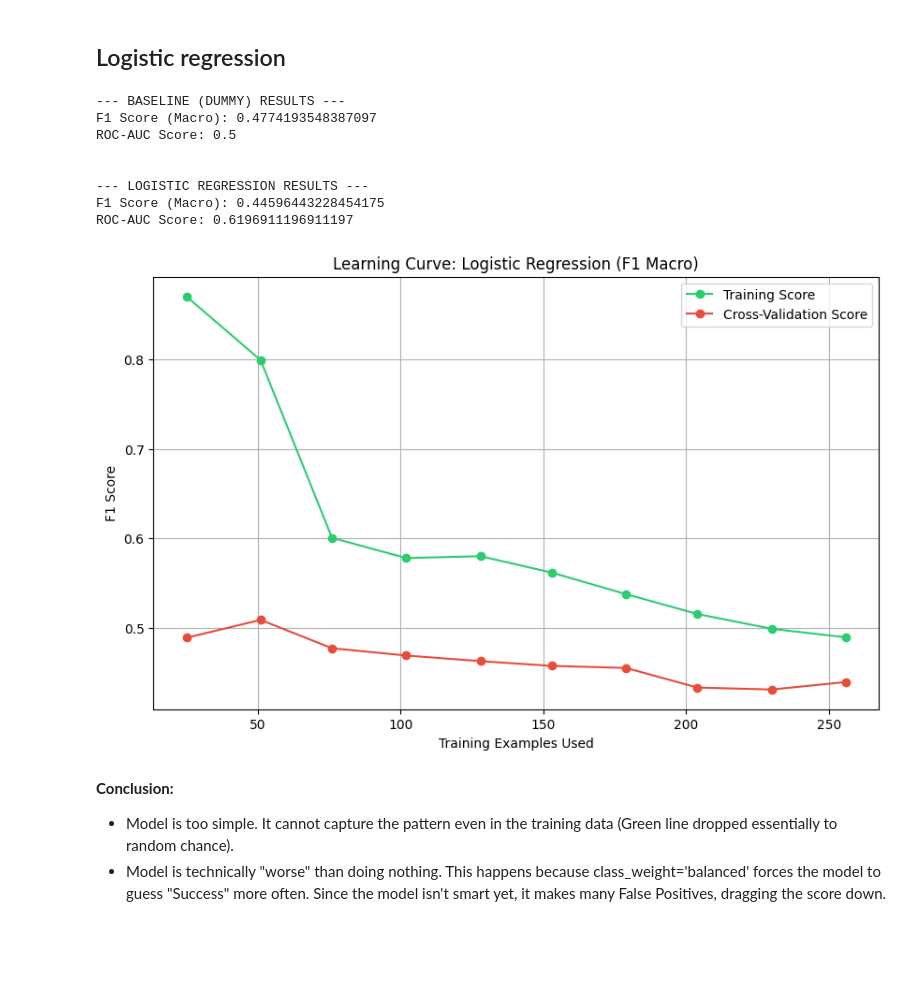
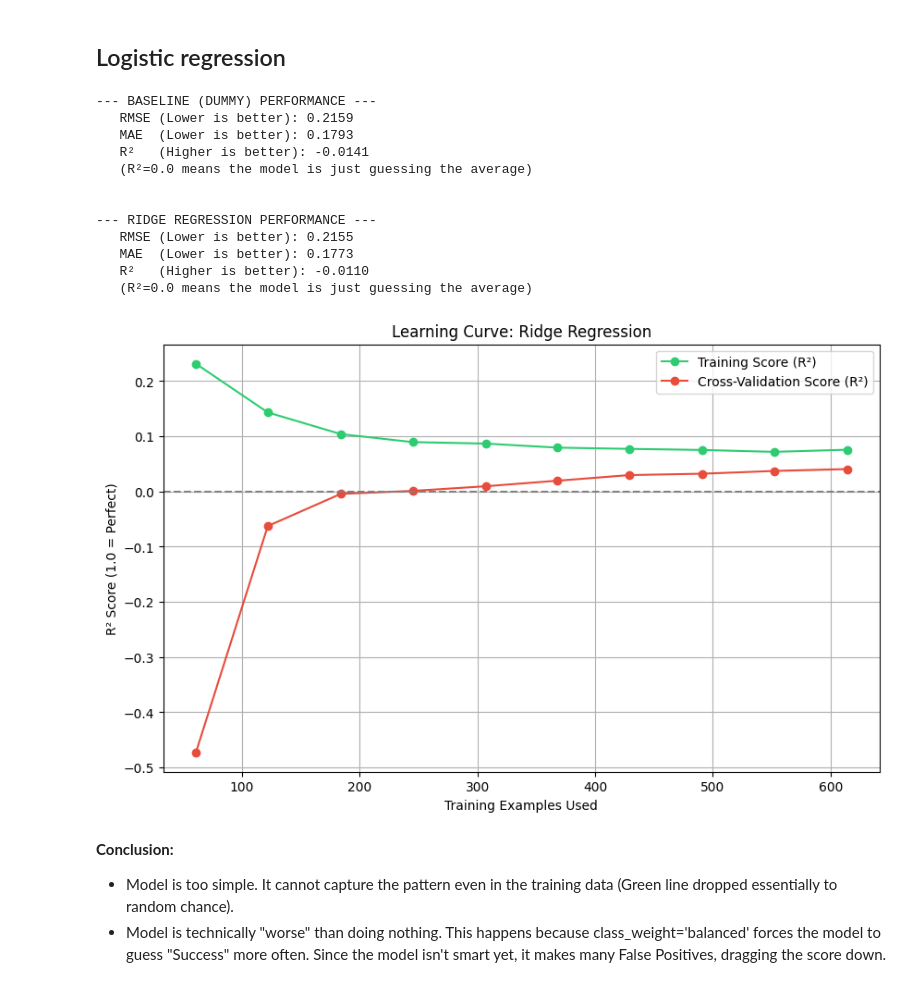
Before and after one commit to kaiquevalentim/fair-launch-analytics, a Jupyter notebook: model_development/logistic_regression_&_random_forest.ipynb, the cells around one changed output. Drawn from its saved outputs; the diff is of its cells as text; code cells hidden in the pictures; blank space fills up the shorter version.

```diff
--- a/model_development/logistic_regression_&_random_forest.ipynb
+++ b/model_development/logistic_regression_&_random_forest.ipynb
@@ -150,71 +56,87 @@ Name: proportion, dtype: float64
 # %% [markdown]
 ## Logistic regression
 # %%
+# ==============================================================================
+# HELPER: REGRESSION EVALUATION
+# ==============================================================================
+def evaluate_regression(y_true, y_pred, model_name="Model"):
+    rmse = np.sqrt(mean_squared_error(y_true, y_pred))
+    mae = mean_absolute_error(y_true, y_pred)
+    r2 = r2_score(y_true, y_pred)
+
+    print(f"--- {model_name} PERFORMANCE ---")
+    print(f"   RMSE (Lower is better): {rmse:.4f}")
+    print(f"   MAE  (Lower is better): {mae:.4f}")
+    print(f"   R²   (Higher is better): {r2:.4f}")
+    print(f"   (R²=0.0 means the model is just guessing the average)")
+
 # ---------------------------------------------------------
 # STEP 5 (Part A): ESTABLISH THE DUMMY BASELINE
 # ---------------------------------------------------------
 # Why: If our complex model can't beat this, it's useless.
-# This "stupid" model just guesses the most frequent class (0) every time.
+# This "stupid" model just guesses the MEAN success score every time.
 
-dummy = DummyClassifier(strategy='most_frequent')
-dummy.fit(X_train_scaled, y_train)
-y_pred_dummy = dummy.predict(X_test_scaled)
+dummy = DummyRegressor(strategy='mean')
+dummy.fit(X_train, y_train)
+y_pred_dummy = dummy.predict(X_test)
 
-print("--- BASELINE (DUMMY) RESULTS ---")
-# Note: F1 for the minority class will likely be 0.0 here
-evaluate_model(y_test, y_pred_dummy, dummy.predict_proba(X_test_scaled)[:, 1])
+evaluate_regression(y_test, y_pred_dummy, "BASELINE (DUMMY)")
 print("\n")
 
 # ---------------------------------------------------------
-# STEP 4 & 5 (Part B): TRAIN LOGISTIC REGRESSION
+# STEP 4 & 5 (Part B): TRAIN RIDGE REGRESSION
 # ---------------------------------------------------------
-# class_weight='balanced': Automatically adjusts weights inversely
-# proportional to class frequencies. (Solves the 8% imbalance issue).
+# We use Ridge (Linear Regression + L2 Regularization)
+# because it handles small datasets (N=961) better than simple LinearRegression.
 
-model = LogisticRegression(class_weight='balanced', random_state=42)
-model.fit(X_train_scaled, y_train)
+model = Ridge(alpha=1.0, random_state=42)
+model.fit(X_train, y_train)
 
-# Predictions
-y_pred = model.predict(X_test_scaled)
-y_prob = model.predict_proba(X_test_scaled)[:, 1] # Probability of "Success"
+# Predictions (Continuous Float values)
+y_pred = model.predict(X_test)
 
-print("--- LOGISTIC REGRESSION RESULTS ---")
-evaluate_model(y_test, y_pred, y_prob)
+evaluate_regression(y_test, y_pred, "RIDGE REGRESSION")
 
 # ---------------------------------------------------------
 # VISUALIZATION: LEARNING CURVE
 # ---------------------------------------------------------
 # This answers: "Is my model learning? Would more data help?"
+# We use 'r2' (Coefficient of Determination) as the score.
 
 train_sizes, train_scores, test_scores = learning_curve(
-    model, X_train_scaled, y_train, cv=5, scoring='f1_macro',
+    model, X_train, y_train, cv=5, scoring='r2',
     n_jobs=-1, train_sizes=np.linspace(0.1, 1.0, 10)
 )
 
-# Calculate means and standard deviations for plotting
+# Calculate means for plotting
 train_mean = np.mean(train_scores, axis=1)
 test_mean = np.mean(test_scores, axis=1)
 
 plt.figure(figsize=(10, 6))
-plt.plot(train_sizes, train_mean, 'o-', color="#2ecc71", label="Training Score")
-plt.plot(train_sizes, test_mean, 'o-', color="#e74c3c", label="Cross-Validation Score")
+plt.plot(train_sizes, train_mean, 'o-', color="#2ecc71", label="Training Score (R²)")
+plt.plot(train_sizes, test_mean, 'o-', color="#e74c3c", label="Cross-Validation Score (R²)")
 
-plt.title("Learning Curve: Logistic Regression (F1 Macro)")
+plt.title("Learning Curve: Ridge Regression")
 plt.xlabel("Training Examples Used")
-plt.ylabel("F1 Score")
+plt.ylabel("R² Score (1.0 = Perfect)")
 plt.legend(loc="best")
 plt.grid(True)
+plt.axhline(y=0, color='gray', linestyle='--', label='Baseline (Mean)')
 plt.show()
 # %% [output]
---- BASELINE (DUMMY) RESULTS ---
-F1 Score (Macro): 0.4774193548387097
-ROC-AUC Score: 0.5
+--- BASELINE (DUMMY) PERFORMANCE ---
+   RMSE (Lower is better): 0.2159
+   MAE  (Lower is better): 0.1793
+   R²   (Higher is better): -0.0141
+   (R²=0.0 means the model is just guessing the average)
 
 
---- LOGISTIC REGRESSION RESULTS ---
-F1 Score (Macro): 0.44596443228454175
-ROC-AUC Score: 0.6196911196911197
+--- RIDGE REGRESSION PERFORMANCE ---
+   RMSE (Lower is better): 0.2155
+   MAE  (Lower is better): 0.1773
+   R²   (Higher is better): -0.0110
+   (R²=0.0 means the model is just guessing the average)
-[figure, old version]
+[figure, new version]
 # %% [markdown]
 **Conclusion:**
 
```
Also changed, not shown: parts of 13 cells of this notebook, 1 other file.
